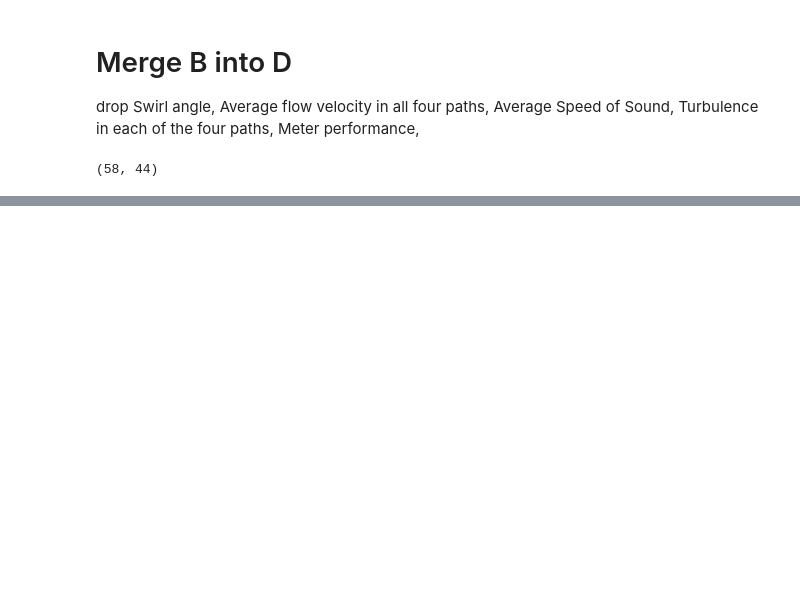
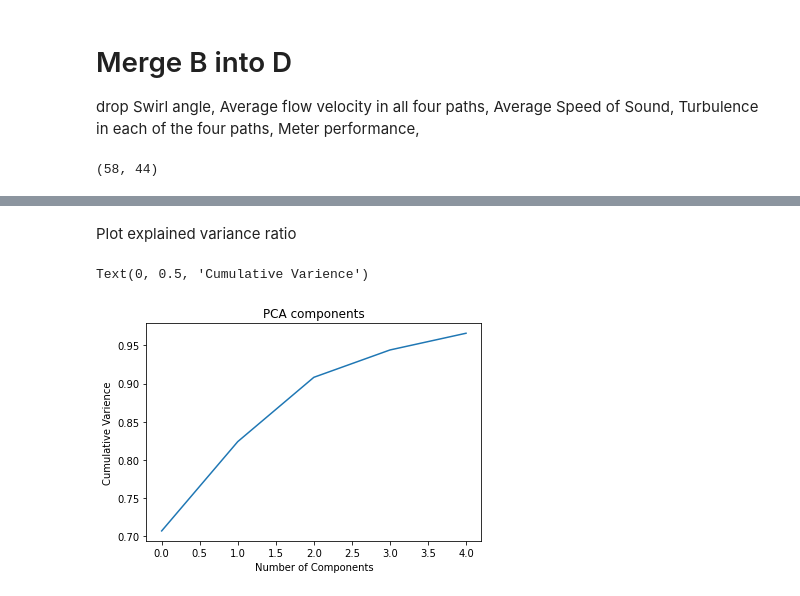
Before and after one commit to goldslime123/csc3005-DA, a Jupyter notebook: Combine_B_D.ipynb, the cells around one changed output, grey strips where cells are left out. Cells and saved outputs as stored; diff of their text form; code cells hidden in the pictures; blank space fills up the shorter version.

```diff
--- a/Combine_B_D.ipynb
+++ b/Combine_B_D.ipynb
@@ -325,0 +201,10 @@ Lowest testing accuracy: 0.6507936507936508
+# %% [markdown]
+Plot explained variance ratio
+# %%
+plt.plot(np.cumsum(pca.explained_variance_ratio_))
+plt.title('PCA components')
+plt.xlabel('Number of Components')
+plt.ylabel('Cumulative Varience')
+# %% [output]
+Text(0, 0.5, 'Cumulative Varience')
+[figure, added]
```
Also changed, not shown: parts of 86 cells of this notebook, 1 other file.
